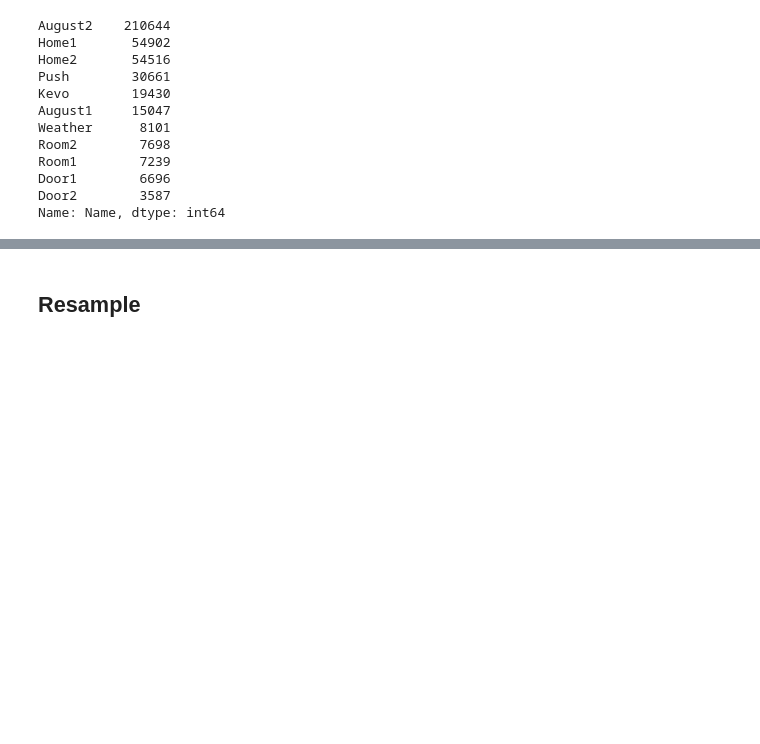
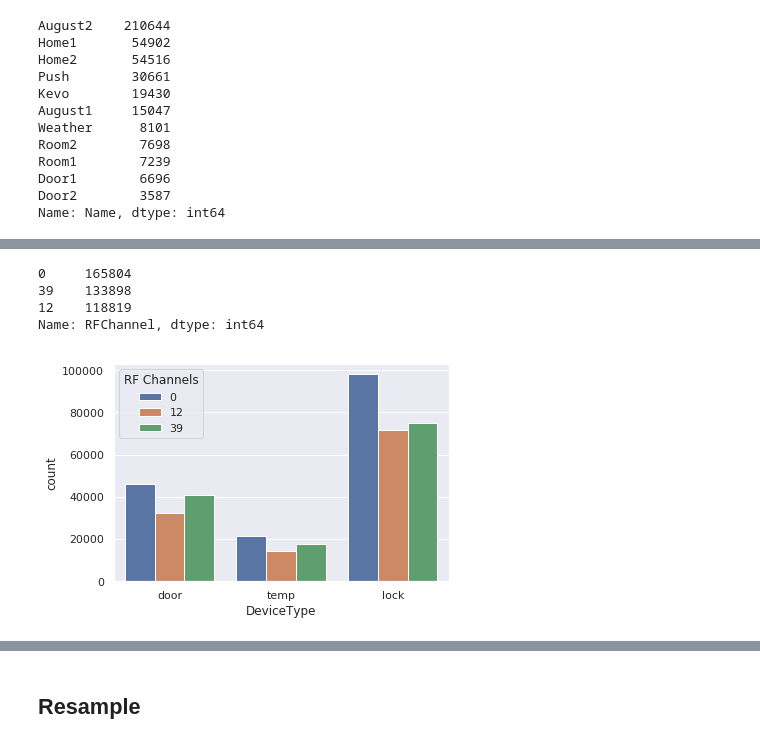
Before and after one commit to 7high/thesis, a Jupyter notebook: ble_classification.ipynb, the cells around one changed output, grey strips where cells are left out. Drawn from its saved outputs; the diff is of its cells as text; code cells hidden in the pictures; blank space fills up the shorter version.

```diff
--- a/ble_classification.ipynb
+++ b/ble_classification.ipynb
@@ -49,0 +70,10 @@ Name: Name, dtype: int64
+# %%
+g = sns.countplot(x=df["DeviceType"], hue=df["RFChannel"]);
+print df['RFChannel'].value_counts()
+plt.legend(title='RF Channels', loc='upper_left');
+# %% [output]
+0     165804
+39    133898
+12    118819
+Name: RFChannel, dtype: int64
+[figure, added]
```
Also changed, not shown: parts of 16 cells of this notebook, 1 other file.
